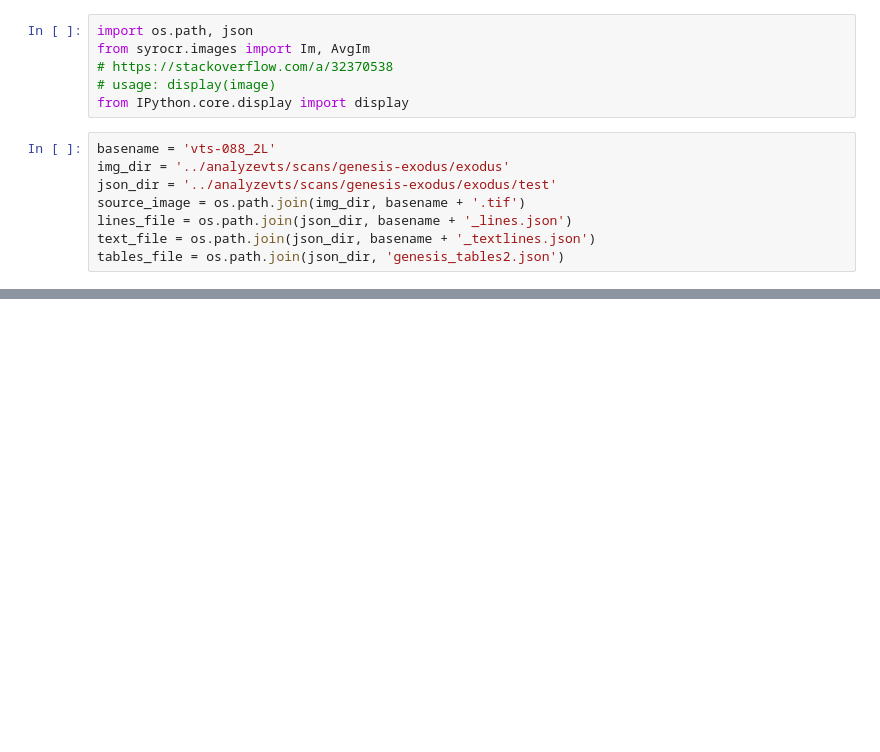
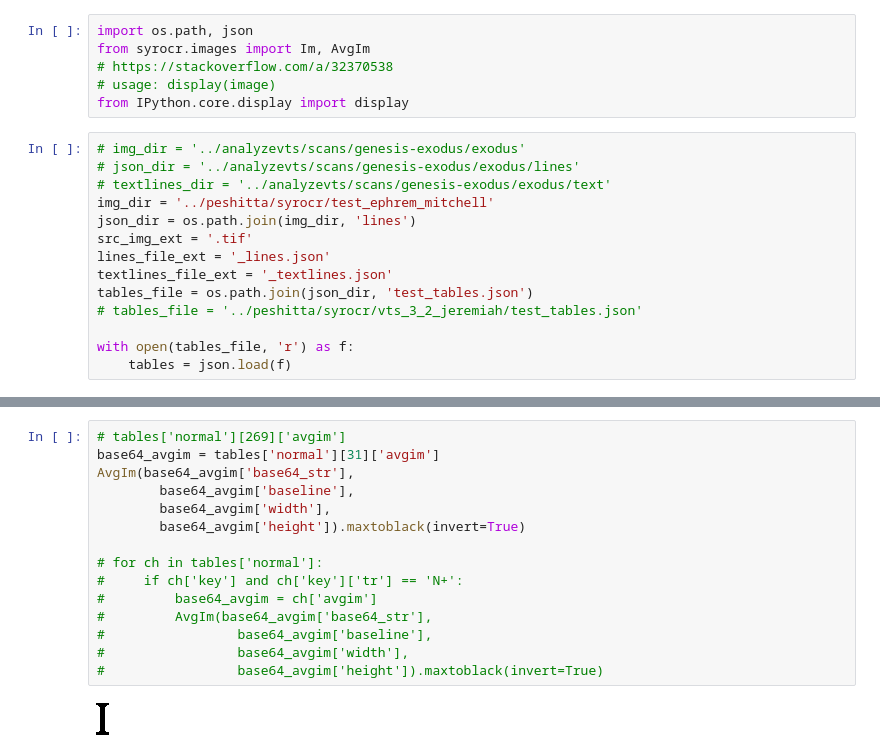
Before and after one commit to ETCBC/syrocr, a Jupyter notebook: UpdateTables.ipynb, the cells around one changed output, grey strips where cells are left out. Saved outputs shown, nothing was run; the diff lists cells and outputs as text; blank space fills up the shorter version.

```diff
--- a/UpdateTables.ipynb
+++ b/UpdateTables.ipynb
@@ -5,10 +5,16 @@ from syrocr.images import Im, AvgIm
 # usage: display(image)
 from IPython.core.display import display
 # %%
-basename = 'vts-088_2L'
-img_dir = '../analyzevts/scans/genesis-exodus/exodus'
-json_dir = '../analyzevts/scans/genesis-exodus/exodus/test'
-source_image = os.path.join(img_dir, basename + '.tif')
-lines_file = os.path.join(json_dir, basename + '_lines.json')
-text_file = os.path.join(json_dir, basename + '_textlines.json')
-tables_file = os.path.join(json_dir, 'genesis_tables2.json')
+# img_dir = '../analyzevts/scans/genesis-exodus/exodus'
+# json_dir = '../analyzevts/scans/genesis-exodus/exodus/lines'
+# textlines_dir = '../analyzevts/scans/genesis-exodus/exodus/text'
+img_dir = '../peshitta/syrocr/test_ephrem_mitchell'
+json_dir = os.path.join(img_dir, 'lines')
+src_img_ext = '.tif'
+lines_file_ext = '_lines.json'
+textlines_file_ext = '_textlines.json'
+tables_file = os.path.join(json_dir, 'test_tables.json')
+# tables_file = '../peshitta/syrocr/vts_3_2_jeremiah/test_tables.json'
+
+with open(tables_file, 'r') as f:
+    tables = json.load(f)
@@ -73,0 +237,17 @@ else:
+# %%
+# tables['normal'][269]['avgim']
+base64_avgim = tables['normal'][31]['avgim']
+AvgIm(base64_avgim['base64_str'],
+        base64_avgim['baseline'],
+        base64_avgim['width'],
+        base64_avgim['height']).maxtoblack(invert=True)
+
+# for ch in tables['normal']:
+#     if ch['key'] and ch['key']['tr'] == 'N+':
+#         base64_avgim = ch['avgim']
+#         AvgIm(base64_avgim['base64_str'],
+#                 base64_avgim['baseline'],
+#                 base64_avgim['width'],
+#                 base64_avgim['height']).maxtoblack(invert=True)
+# %% [output]
+[figure, added]
```
Also changed, not shown: parts of 15 cells of this notebook, 2 other files.
